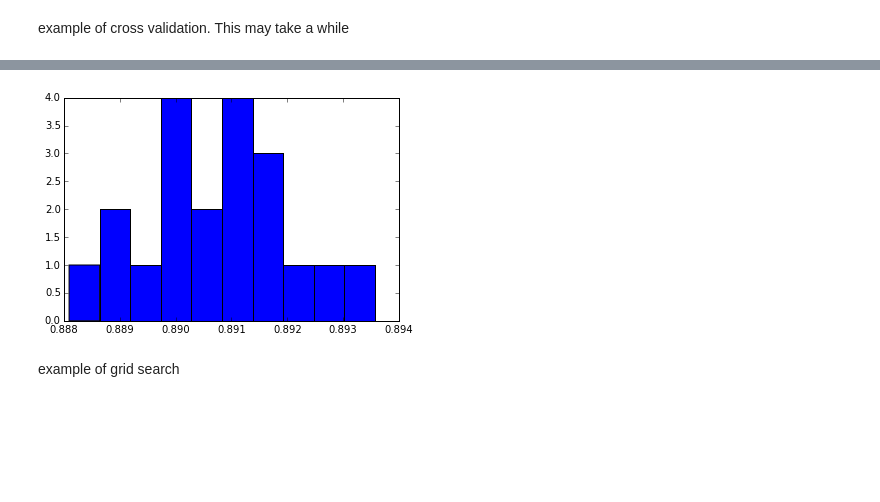
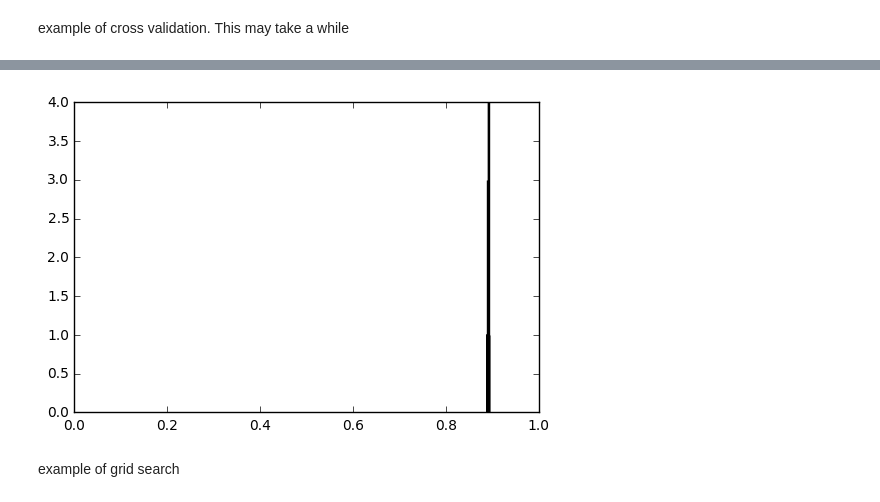
Before and after one commit to irenedutta23/surf18-tutorial, a Jupyter notebook: tuto-4-scikit-learn.ipynb, the cells around one changed output, grey strips where cells are left out. Cells and saved outputs as stored; diff of their text form; code cells hidden in the pictures; blank space fills up the shorter version.

```diff
--- a/tuto-4-scikit-learn.ipynb
+++ b/tuto-4-scikit-learn.ipynb
@@ -151,9 +155,9 @@ print scores.mean(),scores.std()
 # %%
 plt.hist( scores )
-plt.xrange((0,1.)
+plt.xlim((0,1.))
 plt.show()
 # %% [output]
-[figure, old version]
+[figure, new version]
 # %% [markdown]
 example of grid search
 # %% [markdown]
```
Also changed, not shown: parts of 9 cells of this notebook, 4 other files.
